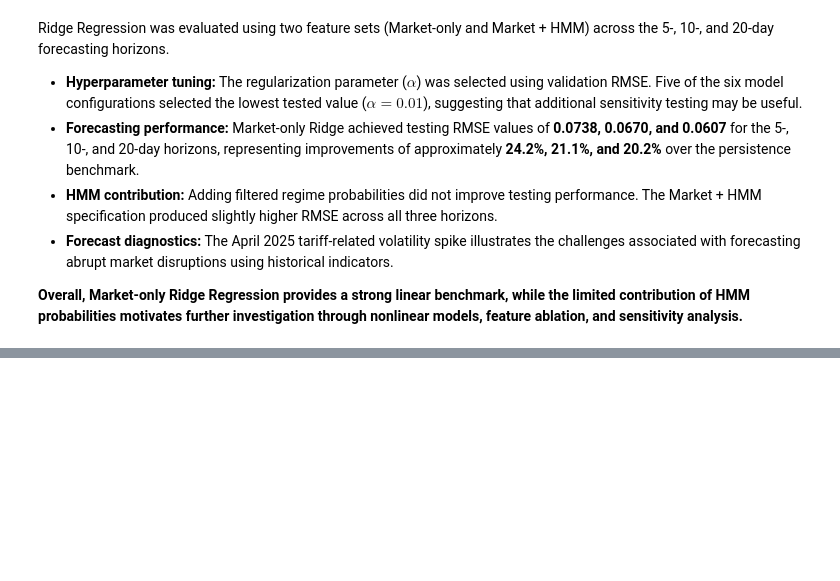
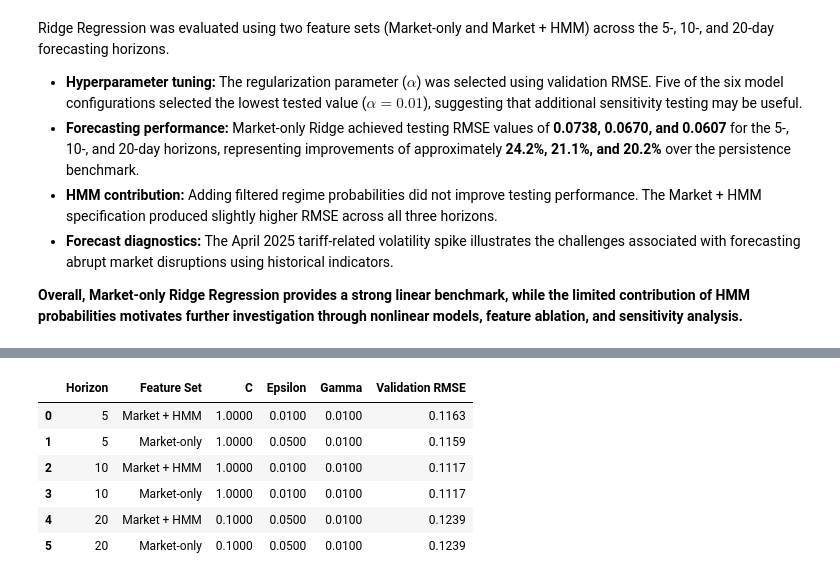
Before and after one commit to LR-Lemon/Milestone-II, a Jupyter notebook: notebooks/02_model_a_volatility_forecasting.ipynb, the cells around one changed output, grey strips where cells are left out. Cells and saved outputs as stored; diff of their text form; code cells hidden in the pictures; blank space fills up the shorter version.

```diff
--- a/notebooks/02_model_a_volatility_forecasting.ipynb
+++ b/notebooks/02_model_a_volatility_forecasting.ipynb
@@ -4386,0 +2866,88 @@ Figures to regenerate:
+# %%
+
+# --------------------------------------------------
+# 7.2 SVR Hyperparameter Tuning
+# --------------------------------------------------
+
+svr_tuning_records = []
+svr_models = {}
+
+for horizon in HORIZONS:
+
+    target = f"Forward_RV_{horizon}D"
+
+    for feature_name, features in feature_sets.items():
+
+        X_train = train_df[features]
+        y_train = train_df[target]
+
+        X_val = val_df[features]
+        y_val = val_df[target]
+
+        best_rmse = float("inf")
+        best_model = None
+        best_params = None
+
+        for C, epsilon, gamma in product(
+            SVR_PARAM_GRID["C"],
+            SVR_PARAM_GRID["epsilon"],
+            SVR_PARAM_GRID["gamma"]
+        ):
+
+            model = build_svr_model(
+                C=C,
+                epsilon=epsilon,
+                gamma=gamma
+            )
+
+            model.fit(X_train, y_train)
+
+            val_pred = model.predict(X_val)
+            val_rmse = np.sqrt(mean_squared_error(y_val, val_pred))
+
+            svr_tuning_records.append({
+                "Horizon": horizon,
+                "Feature Set": feature_name,
+                "C": C,
+                "Epsilon": epsilon,
+                "Gamma": gamma,
+                "Validation RMSE": val_rmse
+            })
+
+            if val_rmse < best_rmse:
+                best_rmse = val_rmse
+                best_model = model
+                best_params = {
+                    "C": C,
+                    "epsilon": epsilon,
+                    "gamma": gamma
+                }
+
+        svr_models[(horizon, feature_name)] = {
+            "Model": best_model,
+            "Parameters": best_params,
+            "Validation RMSE": best_rmse
+        }
+
+# Full tuning results
+svr_tuning_df = pd.DataFrame(svr_tuning_records)
+
+# Display selected configurations
+svr_best_df = (
+    svr_tuning_df
+    .sort_values("Validation RMSE")
+    .groupby(["Horizon", "Feature Set"], as_index=False)
+    .first()
+    .sort_values(["Horizon", "Feature Set"])
+    .reset_index(drop=True)
+)
+
+display(svr_best_df.round(4))
+# %% [output]
+|  | Horizon | Feature Set | C | Epsilon | Gamma | Validation RMSE |
+| 0 | 5 | Market + HMM | 1.0000 | 0.0100 | 0.0100 | 0.1163 |
+| 1 | 5 | Market-only | 1.0000 | 0.0500 | 0.0100 | 0.1159 |
+| 2 | 10 | Market + HMM | 1.0000 | 0.0100 | 0.0100 | 0.1117 |
+| 3 | 10 | Market-only | 1.0000 | 0.0100 | 0.0100 | 0.1117 |
+| 4 | 20 | Market + HMM | 0.1000 | 0.0500 | 0.0100 | 0.1239 |
+| 5 | 20 | Market-only | 0.1000 | 0.0500 | 0.0100 | 0.1239 |
```
Also changed, not shown: parts of 73 cells of this notebook.
